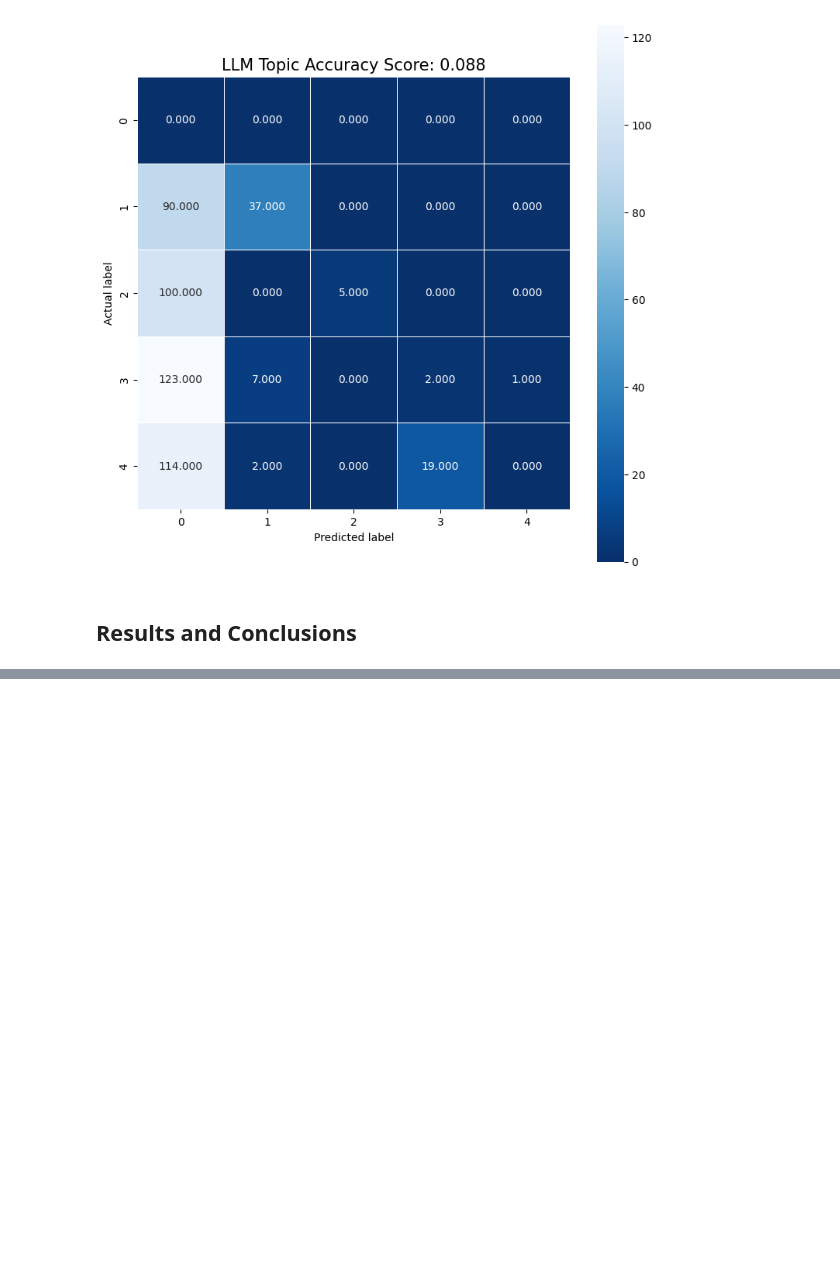
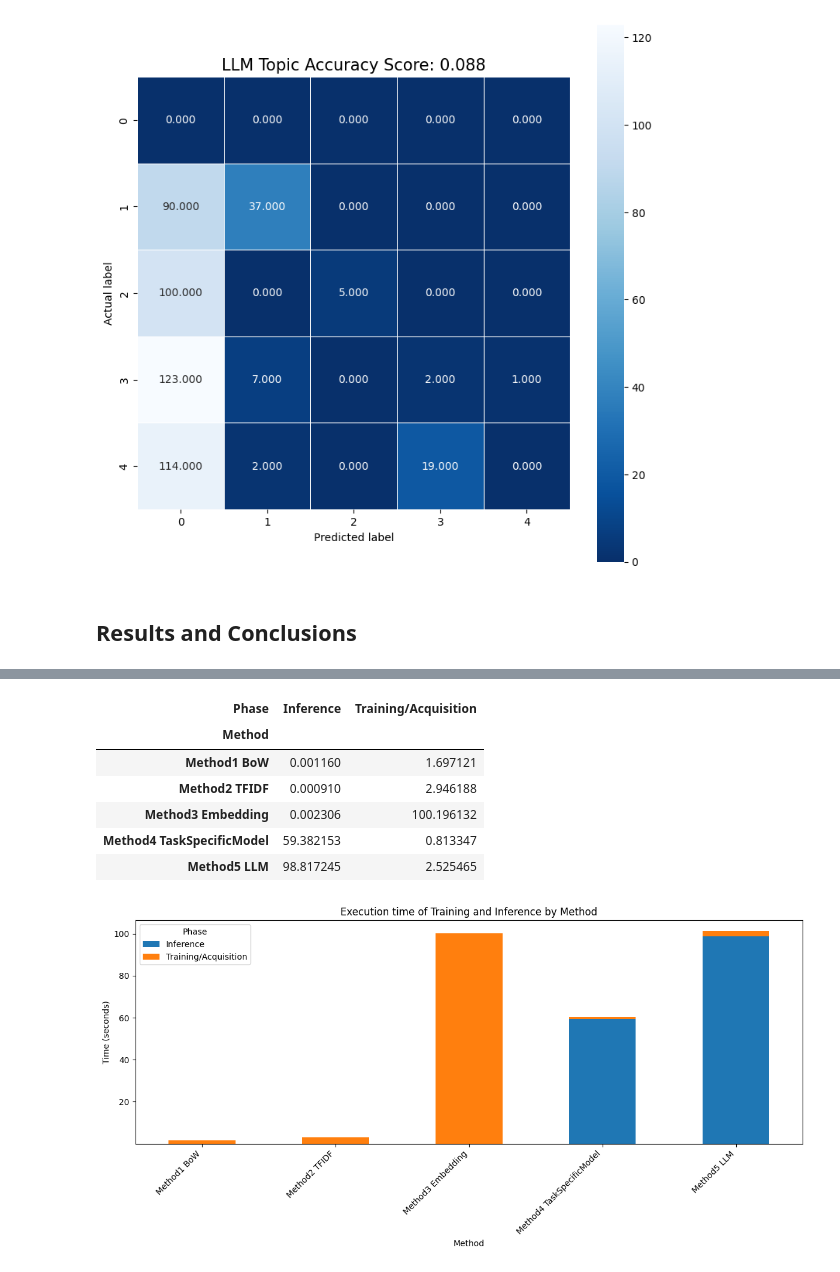
Before and after one commit to danield2255/topic-classification-methods-experiment, a Jupyter notebook: multi_class_text_classification_experiment.ipynb, the cells around one changed output, grey strips where cells are left out. Cells and saved outputs as stored; diff of their text form; code cells hidden in the pictures; blank space fills up the shorter version.

```diff
--- a/multi_class_text_classification_experiment.ipynb
+++ b/multi_class_text_classification_experiment.ipynb
@@ -443,0 +472,35 @@ results_df
+# %%
+def classify_phase(label):
+    s = str(label).lower()
+    if 'infer' in s:
+        return 'Inference'
+    return 'Training/Acquisition'
+
+def extract_method(label):
+    label = str(label)
+    cleaned = re.sub(r'(?i)(training|train|inference|infer|acquisition|acquisition|acquisi|load|download)', '', label)
+    cleaned = cleaned.replace('_', ' ').strip()
+    return cleaned if cleaned else label
+
+execution_df['Phase'] = execution_df['Cell_Label'].apply(classify_phase)
+execution_df['Method'] = execution_df['Cell_Label'].apply(extract_method)
+execution_df['Execution_Time_Sec'] = execution_df['Execution_Time_Sec'].astype(float)
+
+summary = execution_df.groupby(['Method','Phase'])['Execution_Time_Sec'].sum().unstack(fill_value=0)
+display(summary)
+
+ax = summary.plot(kind='bar', stacked=True, figsize=(12,6))
+ax.set_ylabel('Time (seconds)')
+ax.set_title('Execution time of Training and Inference by Method')
+plt.xticks(rotation=45, ha='right')
+plt.tight_layout()
+plt.show()
+# %% [output]
+| Phase | Inference | Training/Acquisition |
+| Method |  |  |
+| Method1 BoW | 0.001160 | 1.697121 |
+| Method2 TFIDF | 0.000910 | 2.946188 |
+| Method3 Embedding | 0.002306 | 100.196132 |
+| Method4 TaskSpecificModel | 59.382153 | 0.813347 |
+| Method5 LLM | 98.817245 | 2.525465 |
+[figure, added]
```
Also changed, not shown: parts of 21 cells of this notebook, 1 other file.
